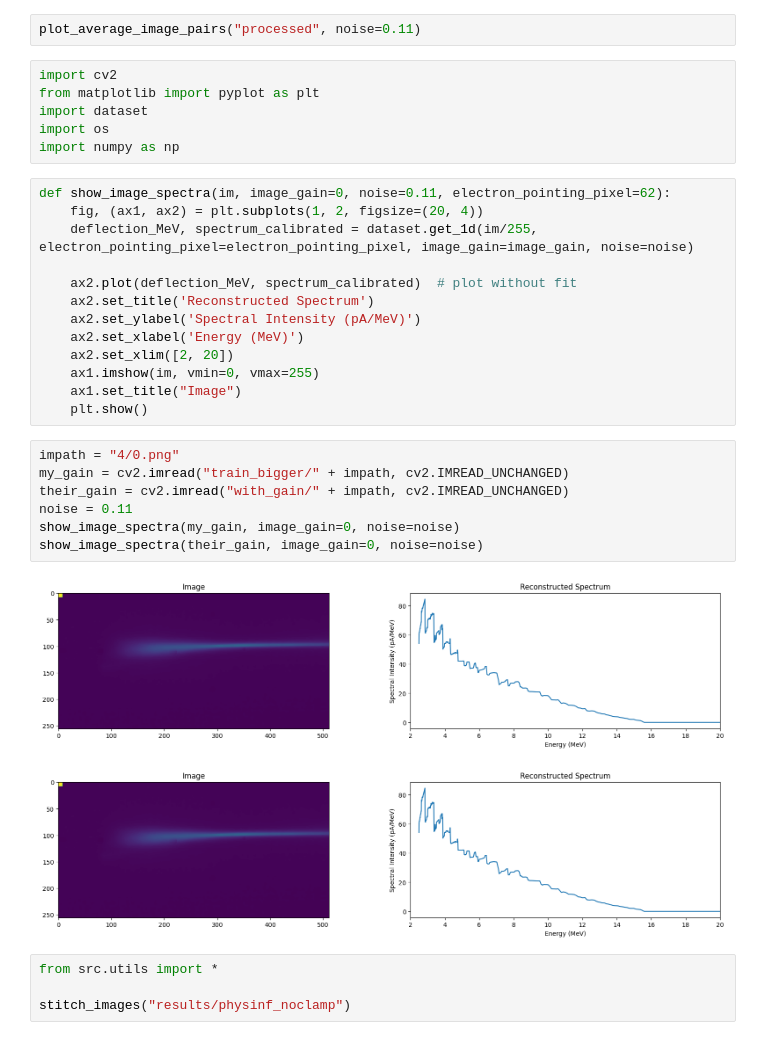
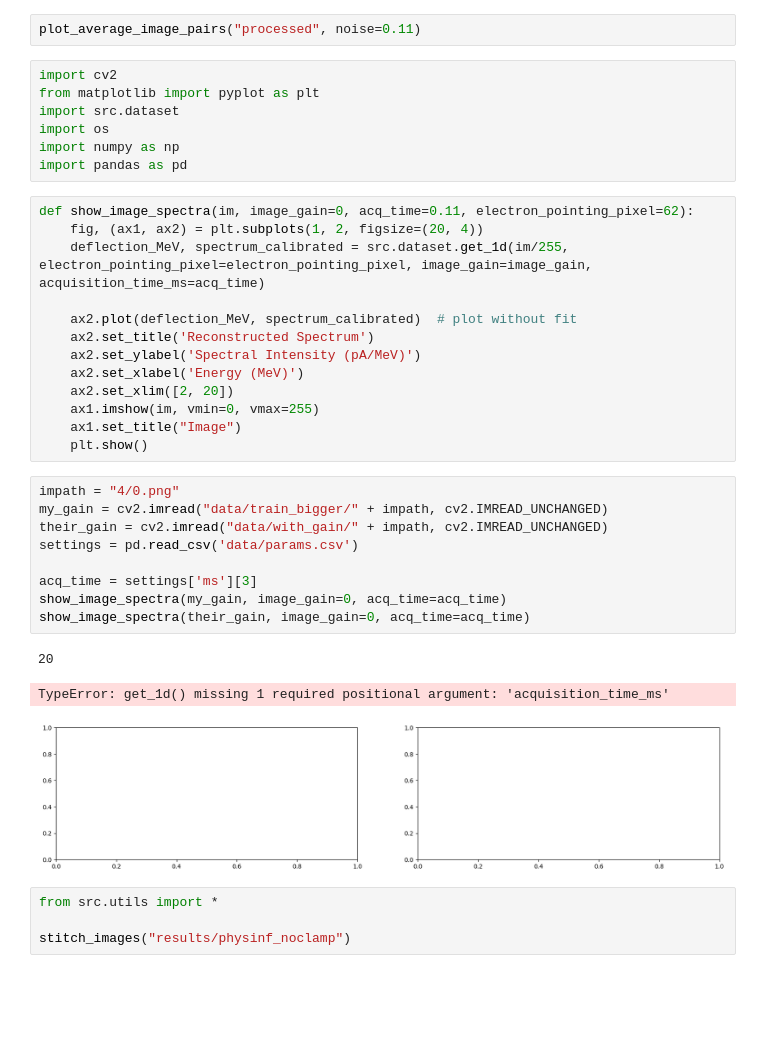
Before and after one commit to Jechmate/diffAE-elibeams, a Jupyter notebook: test.ipynb, the cells around one changed output. Drawn from its saved outputs; the diff is of its cells as text; blank space fills up the shorter version.

```diff
--- a/test.ipynb
+++ b/test.ipynb
@@ -184,13 +184,14 @@ plot_average_image_pairs("processed", noise=0.11)
 # %%
 import cv2
 from matplotlib import pyplot as plt
-import dataset
+import src.dataset
 import os
 import numpy as np
+import pandas as pd
 # %%
-def show_image_spectra(im, image_gain=0, noise=0.11, electron_pointing_pixel=62):
+def show_image_spectra(im, image_gain=0, acq_time=0.11, electron_pointing_pixel=62):
     fig, (ax1, ax2) = plt.subplots(1, 2, figsize=(20, 4))
-    deflection_MeV, spectrum_calibrated = dataset.get_1d(im/255, electron_pointing_pixel=electron_pointing_pixel, image_gain=image_gain, noise=noise)
+    deflection_MeV, spectrum_calibrated = src.dataset.get_1d(im/255, electron_pointing_pixel=electron_pointing_pixel, image_gain=image_gain, acquisition_time_ms=acq_time)
 
     ax2.plot(deflection_MeV, spectrum_calibrated)  # plot without fit
     ax2.set_title('Reconstructed Spectrum')
@@ -202,14 +203,17 @@ def show_image_spectra(im, image_gain=0, noise=0.11, electron_pointing_pixel=62)
     plt.show()
 # %%
 impath = "4/0.png"
-my_gain = cv2.imread("train_bigger/" + impath, cv2.IMREAD_UNCHANGED)
-their_gain = cv2.imread("with_gain/" + impath, cv2.IMREAD_UNCHANGED)
-noise = 0.11
-show_image_spectra(my_gain, image_gain=0, noise=noise)
-show_image_spectra(their_gain, image_gain=0, noise=noise)
+my_gain = cv2.imread("data/train_bigger/" + impath, cv2.IMREAD_UNCHANGED)
+their_gain = cv2.imread("data/with_gain/" + impath, cv2.IMREAD_UNCHANGED)
+settings = pd.read_csv('data/params.csv')
+
+acq_time = settings['ms'][3]
+show_image_spectra(my_gain, image_gain=0, acq_time=acq_time)
+show_image_spectra(their_gain, image_gain=0, acq_time=acq_time)
 # %% [output]
+20
+TypeError: get_1d() missing 1 required positional argument: 'acquisition_time_ms'
-[figure, old version]
+[figure, new version]
-[figure, removed]
 # %%
 from src.utils import *
 
```
Also changed, not shown: 10 other files.
